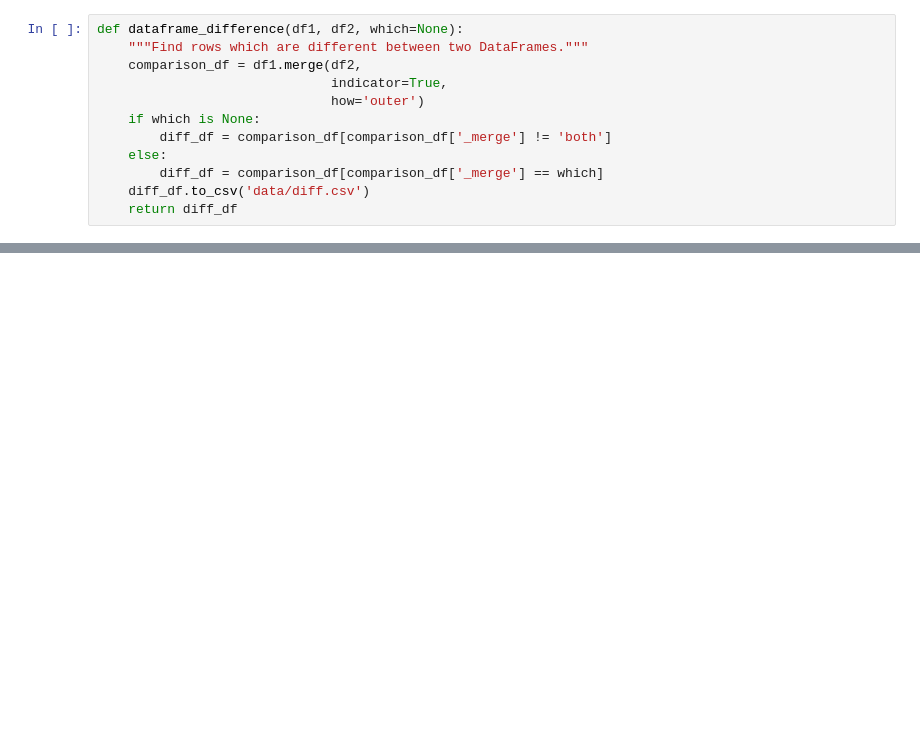
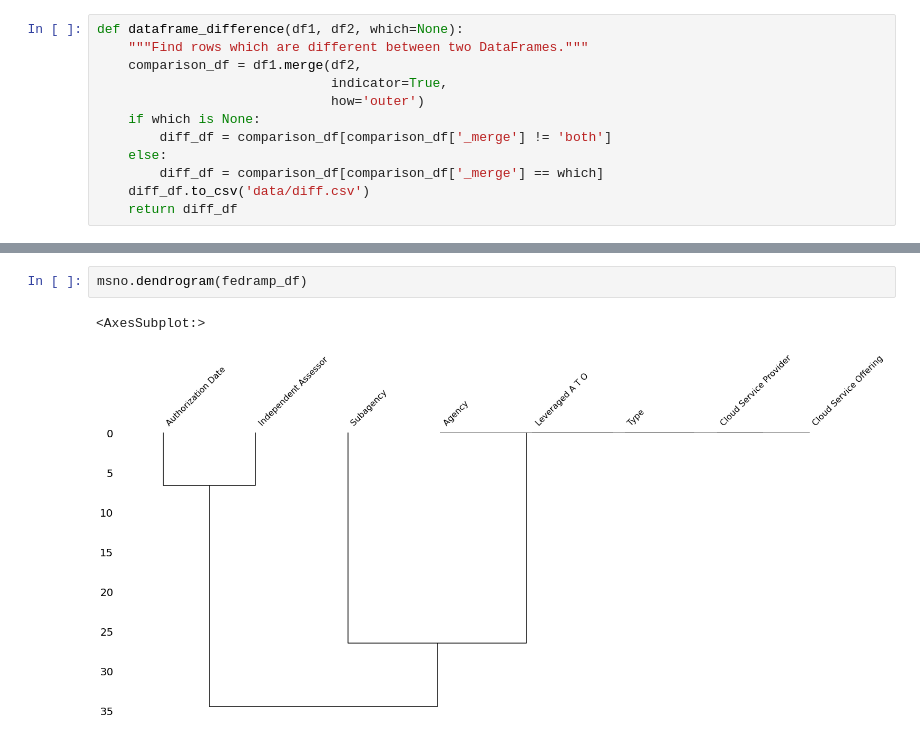
Before and after one commit to Wildertrek/AI_CMM, a Jupyter notebook: AI_CMM.ipynb, the cells around one changed output, grey strips where cells are left out. Cells and saved outputs as stored; diff of their text form; blank space fills up the shorter version.

```diff
--- a/AI_CMM.ipynb
+++ b/AI_CMM.ipynb
@@ -300,0 +378,5 @@ aws_df.groupby(['Type']).count()
+# %%
+msno.dendrogram(fedramp_df)
+# %% [output]
+<AxesSubplot:>
+[figure, added]
```
Also changed, not shown: parts of 19 cells of this notebook, 1 other file.
